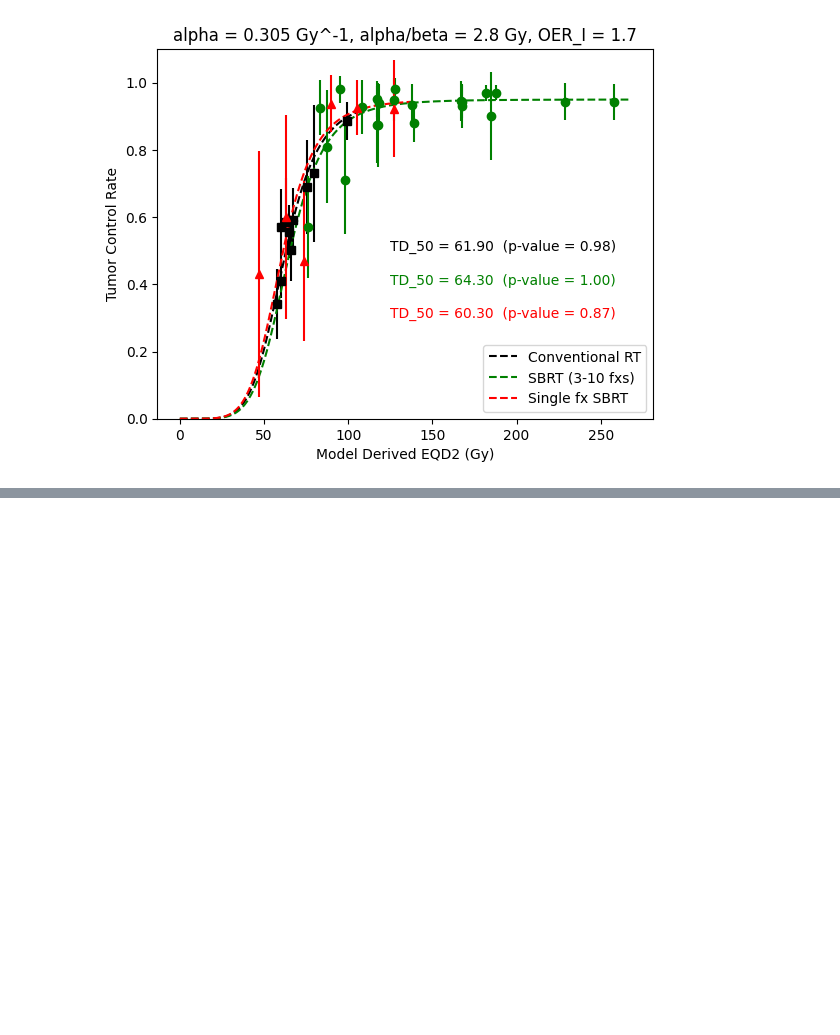
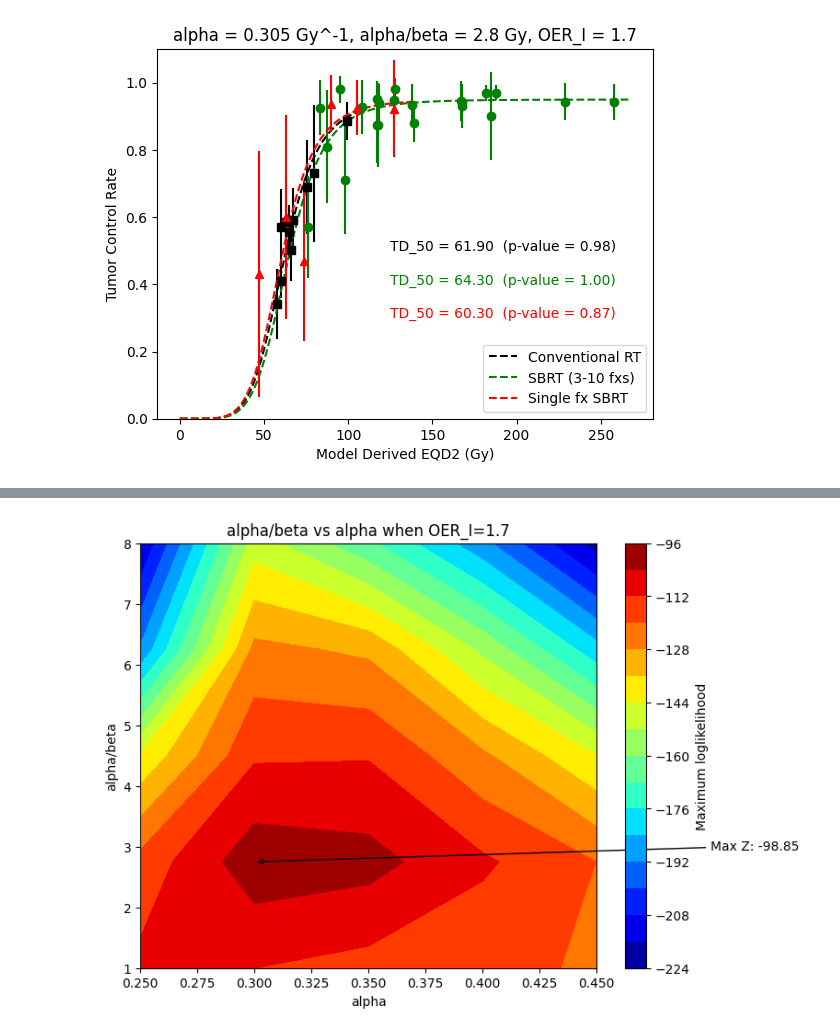
Before and after one commit to susanne104/MSK, a Jupyter notebook: MLEpython1.ipynb, the cells around one changed output, grey strips where cells are left out. Saved outputs shown, nothing was run; the diff lists cells and outputs as text; code cells hidden in the pictures; blank space fills up the shorter version.

```diff
--- a/MLEpython1.ipynb
+++ b/MLEpython1.ipynb
@@ -1760,0 +1756,73 @@ plt.show()
+# %%
+import matplotlib.pyplot as plt
+import numpy as np
+
+# Data points
+y =  [1, 2.75, 4.5, 6.25, 8]
+x = [0.25, 0.3, 0.35, 0.4, 0.45]
+data = [
+    (1, 0.25, -109.97115191805628),
+    (1, 0.3, -111.96844170436248),
+    (1, 0.35, -114.85469978926533),
+    (1, 0.4, -118.08520014121868),
+    (1, 0.45, -120.88568609993021),
+    (2.75, 0.25, -117.16547596222998),
+    (2.75, 0.3, -98.84598858968081),
+    (2.75, 0.35, -101.04226545119815),
+    (2.75, 0.4, -110.64924820307021),
+    (2.75, 0.45, -120.07820261153924),
+    (4.5, 0.25, -143.08685247449384),
+    (4.5, 0.3, -113.05114321178395),
+    (4.5, 0.35, -112.55527027744583),
+    (4.5, 0.4, -126.5302259529461),
+    (4.5, 0.45, -144.00634717487185),
+    (6.25, 0.25, -190.9781260540733),
+    (6.25, 0.3, -125.7876519196735),
+    (6.25, 0.35, -129.62229485274656),
+    (6.25, 0.4, -153.79448330188035),
+    (6.25, 0.45, -180.8550987742612),
+    (8, 0.25, -216.3317517395461),
+    (8, 0.3, -148.00838424846827),
+    (8, 0.35, -166.30029855382944),
+    (8, 0.4, -189.58806421681965),
+    (8, 0.45, -219.91587068679496),
+
+]
+
+# Extract x, y, and z values
+y_values = [point[0] for point in data]
+x_values = [point[1] for point in data]
+z_values = [point[2] for point in data]
+
+# Create a grid of x and y values
+x_grid, y_grid = np.meshgrid(x, y)
+
+# Reshape z_values to match the grid dimensions
+z_grid = np.reshape(z_values, (len(y), len(x)))
+
+# Create a contour plot with a color map
+plt.figure(figsize=(8, 6))
+contour = plt.contourf(x_grid, y_grid, z_grid, levels=15, cmap='jet')
+
+# Add a color bar legend
+cbar = plt.colorbar(contour)
+cbar.set_label('Maximum loglikelihood')
+
+# Find the maximum Z value
+max_z = max(z_values)
+
+# Label the maximum Z value
+max_x = x_values[z_values.index(max_z)]
+max_y = y_values[z_values.index(max_z)]
+plt.annotate(f'Max Z: {max_z:.2f}', xy=(max_x, max_y), xytext=(max_x + 0.2, max_y + 0.2),
+             arrowprops=dict(arrowstyle='->'))
+
+# Add labels
+plt.xlabel('alpha')
+plt.ylabel('alpha/beta')
+plt.title('alpha/beta vs alpha when OER_I=1.7')
+
+# Show the plot
+plt.show()
+# %% [output]
+[figure, added]
```
Also changed, not shown: parts of 25 cells of this notebook.
